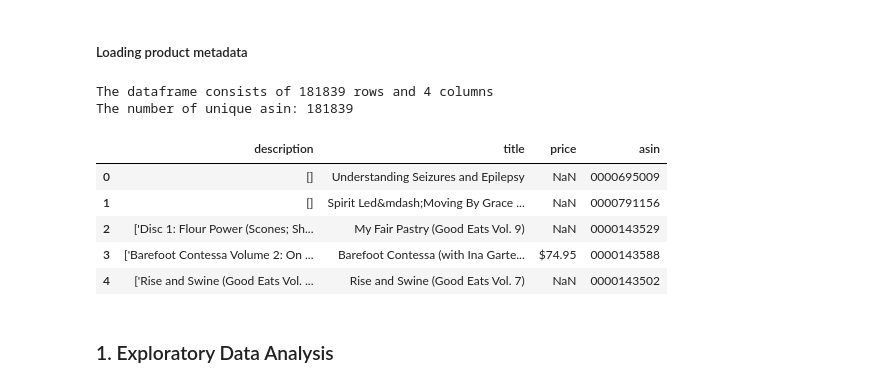
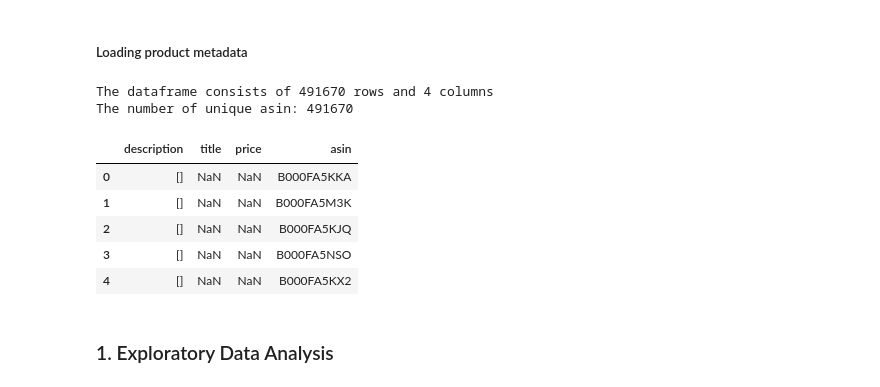
Before and after one commit to wtlow003/recommendation-systems, a Jupyter notebook: projects/product-reviews-recommender/notebooks/02-lwt-exploratory-data-analysis-v2.ipynb, the cells around one changed output. Cells and saved outputs as stored; diff of their text form; code cells hidden in the pictures.

```diff
--- a/projects/product-reviews-recommender/notebooks/02-lwt-exploratory-data-analysis-v2.ipynb
+++ b/projects/product-reviews-recommender/notebooks/02-lwt-exploratory-data-analysis-v2.ipynb
@@ -82,20 +82,20 @@ The number of unique asin: 51361
 # %% [markdown]
 ##### Loading product metadata
 # %%
-movies_metadata = pd.read_csv("../data/interim/meta_Movies_and_TV.csv", usecols=['title', 'description', 'asin', 'price'])
+prod_metadata = pd.read_csv("../data/interim/meta_Kindle_Store_5.csv", usecols=['title', 'description', 'asin', 'price'])
 
 # summary statistics
-utilities.summary_statistics(movies_metadata, cols=['asin'])
-movies_metadata.head()
+utilities.summary_statistics(prod_metadata, cols=['asin'])
+prod_metadata.head()
 # %% [output]
-The dataframe consists of 181839 rows and 4 columns
-The number of unique asin: 181839
+The dataframe consists of 491670 rows and 4 columns
+The number of unique asin: 491670
 |  | description | title | price | asin |
-| 0 | [] | Understanding Seizures and Epilepsy | NaN | 0000695009 |
-| 1 | [] | Spirit Led&mdash;Moving By Grace ... | NaN | 0000791156 |
-| 2 | ['Disc 1: Flour Power (Scones; Sh... | My Fair Pastry (Good Eats Vol. 9) | NaN | 0000143529 |
-| 3 | ['Barefoot Contessa Volume 2: On ... | Barefoot Contessa (with Ina Garte... | $74.95 | 0000143588 |
-| 4 | ['Rise and Swine (Good Eats Vol. ... | Rise and Swine (Good Eats Vol. 7) | NaN | 0000143502 |
+| 0 | [] | NaN | NaN | B000FA5KKA |
+| 1 | [] | NaN | NaN | B000FA5M3K |
+| 2 | [] | NaN | NaN | B000FA5KJQ |
+| 3 | [] | NaN | NaN | B000FA5NSO |
+| 4 | [] | NaN | NaN | B000FA5KX2 |
 # %% [markdown]
 ### 1. Exploratory Data Analysis
 # %% [markdown]
```
Also changed, not shown: parts of 11 cells of this notebook, 2 other files.
